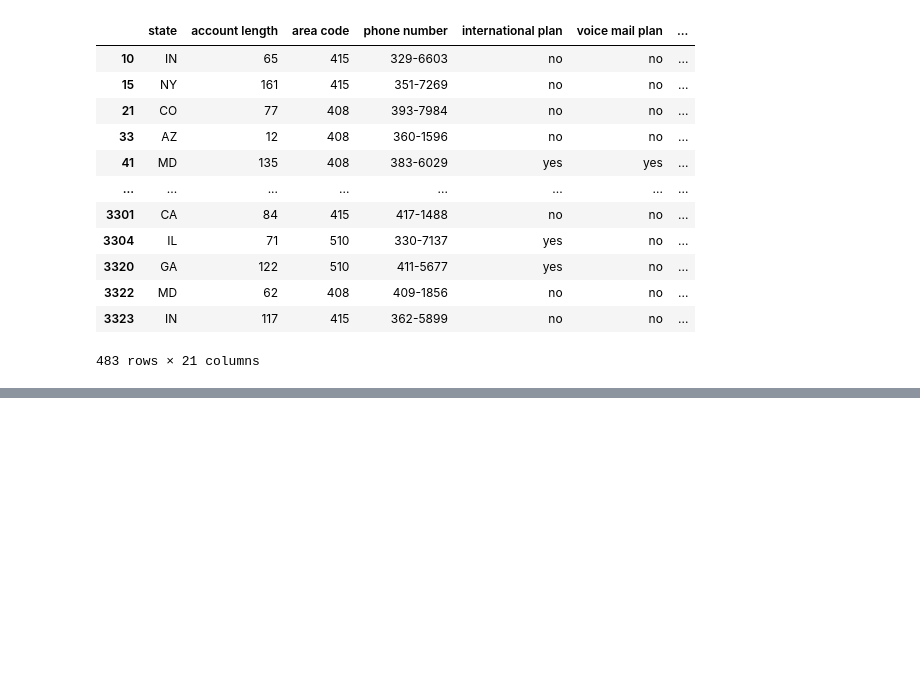
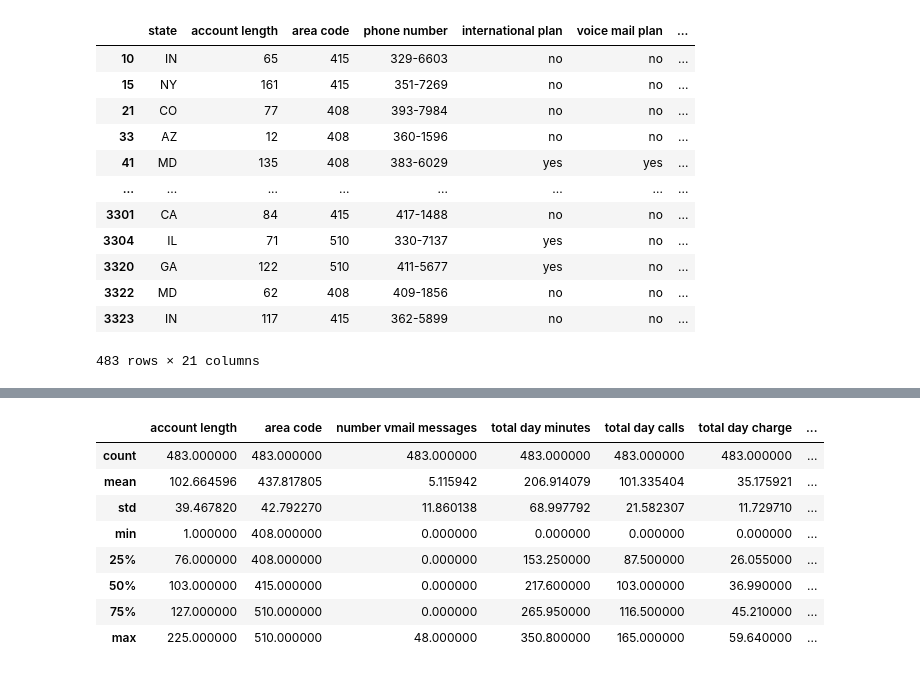
Before and after one commit to msf894/churn-analysis, a Jupyter notebook: Data Cleaning and Exploration.ipynb, the cells around one changed output, grey strips where cells are left out. Drawn from its saved outputs; the diff is of its cells as text; code cells hidden in the pictures; blank space fills up the shorter version.

```diff
--- a/Untitled.ipynb
+++ b/Data Cleaning and Exploration.ipynb
@@ -96,3 +115,15 @@ KS    13
 Name: customer service calls, dtype: int64
 True    483
 Name: churn, dtype: int64
+# %%
+churn_customers.describe()
+# %% [output]
+|  | account length | area code | number vmail messages | total day minutes | total day calls | total day charge | ... |
+| count | 483.000000 | 483.000000 | 483.000000 | 483.000000 | 483.000000 | 483.000000 | ... |
+| mean | 102.664596 | 437.817805 | 5.115942 | 206.914079 | 101.335404 | 35.175921 | ... |
+| std | 39.467820 | 42.792270 | 11.860138 | 68.997792 | 21.582307 | 11.729710 | ... |
+| min | 1.000000 | 408.000000 | 0.000000 | 0.000000 | 0.000000 | 0.000000 | ... |
+| 25% | 76.000000 | 408.000000 | 0.000000 | 153.250000 | 87.500000 | 26.055000 | ... |
+| 50% | 103.000000 | 415.000000 | 0.000000 | 217.600000 | 103.000000 | 36.990000 | ... |
+| 75% | 127.000000 | 510.000000 | 0.000000 | 265.950000 | 116.500000 | 45.210000 | ... |
+| max | 225.000000 | 510.000000 | 48.000000 | 350.800000 | 165.000000 | 59.640000 | ... |
```
Also changed, not shown: parts of 6 cells of this notebook.
